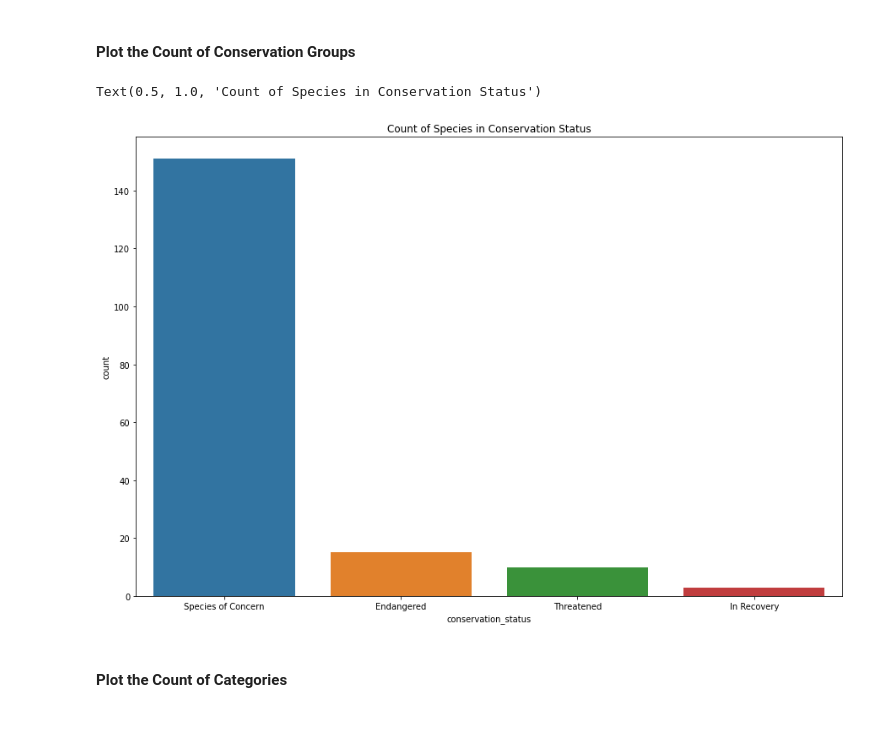
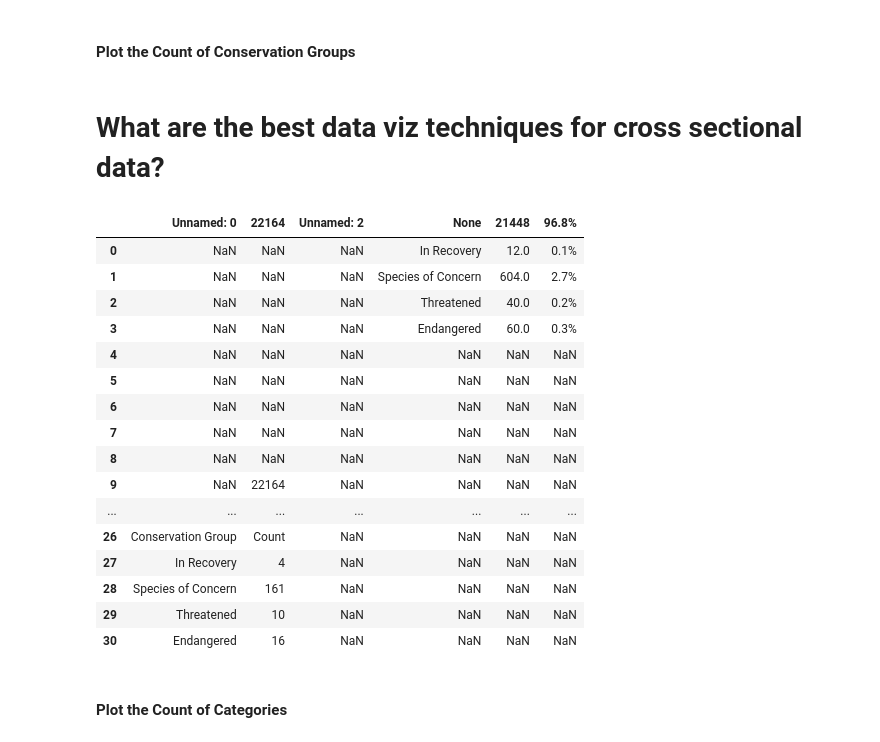
Before and after one commit to lightlySkewed/Biodiversity, a Jupyter notebook: biodiversity.ipynb, the cells around one changed output. Saved outputs shown, nothing was run; the diff lists cells and outputs as text; code cells hidden in the pictures.

Commit message:
grouping data for plotting

```diff
--- a/biodiversity.ipynb
+++ b/biodiversity.ipynb
@@ -102,14 +181,33 @@ The median number of all obeservations across all species and parks is 124, with
 # %% [markdown]
 #### Plot the Count of Conservation Groups
+# %% [markdown]
+# What are the best data viz techniques for cross sectional data?
 # %%
-plot_df = spec_df[spec_df['conservation_status'] != 'None']
+# plot_df = spec_df[spec_df['conservation_status'] != 'None']
 
-f, ax = plt.subplots(figsize=(15, 10))
-sns.countplot(data= plot_df, x= 'conservation_status', order = plot_df['conservation_status'].value_counts().index)
-plt.title('Count of Species in Conservation Status')
+spec_df
+
+# f, ax = plt.subplots(figsize=(15, 10))
+# sns.countplot(data= plot_df, x= 'conservation_status', order = plot_df['conservation_status'].value_counts().index)
+# plt.title('Count of Species in Conservation Status')
 # %% [output]
-Text(0.5, 1.0, 'Count of Species in Conservation Status')
-[figure, removed]
+|  | Unnamed: 0 | 22164 | Unnamed: 2 | None | 21448 | 96.8% |
+| 0 | NaN | NaN | NaN | In Recovery | 12.0 | 0.1% |
+| 1 | NaN | NaN | NaN | Species of Concern | 604.0 | 2.7% |
+| 2 | NaN | NaN | NaN | Threatened | 40.0 | 0.2% |
+| 3 | NaN | NaN | NaN | Endangered | 60.0 | 0.3% |
+| 4 | NaN | NaN | NaN | NaN | NaN | NaN |
+| 5 | NaN | NaN | NaN | NaN | NaN | NaN |
+| 6 | NaN | NaN | NaN | NaN | NaN | NaN |
+| 7 | NaN | NaN | NaN | NaN | NaN | NaN |
+| 8 | NaN | NaN | NaN | NaN | NaN | NaN |
+| 9 | NaN | 22164 | NaN | NaN | NaN | NaN |
+| ... | ... | ... | ... | ... | ... | ... |
+| 26 | Conservation Group | Count | NaN | NaN | NaN | NaN |
+| 27 | In Recovery | 4 | NaN | NaN | NaN | NaN |
+| 28 | Species of Concern | 161 | NaN | NaN | NaN | NaN |
+| 29 | Threatened | 10 | NaN | NaN | NaN | NaN |
+| 30 | Endangered | 16 | NaN | NaN | NaN | NaN |
 # %% [markdown]
 #### Plot the Count of Categories
 # %%
```
Also changed, not shown: parts of 12 cells of this notebook, 4 other files.
